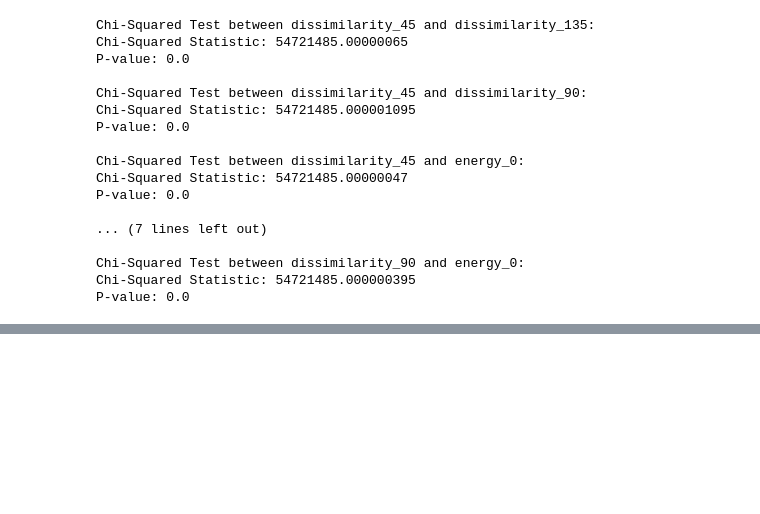
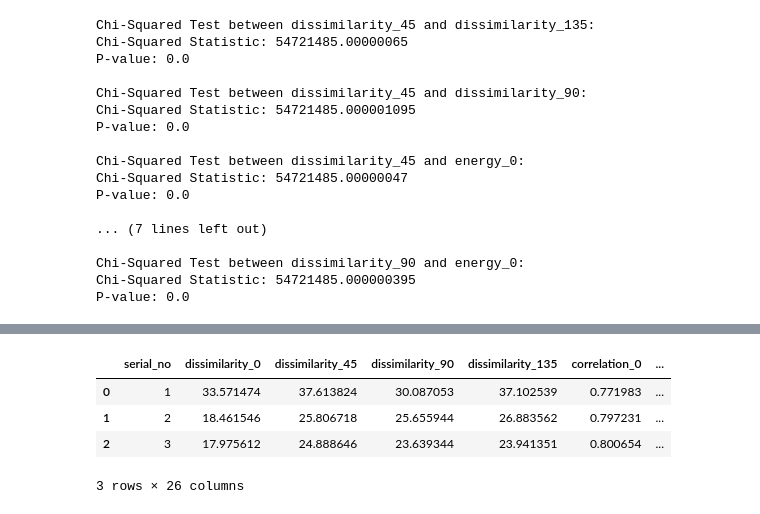
Before and after one commit to Gowtham0311/ML_lab, a Jupyter notebook: CSE21169_Lab5.ipynb, the cells around one changed output, grey strips where cells are left out. Saved outputs shown, nothing was run; the diff lists cells and outputs as text; code cells hidden in the pictures; blank space fills up the shorter version.

```diff
--- a/CSE21169_Lab5.ipynb
+++ b/CSE21169_Lab5.ipynb
@@ -2568,0 +2731,10 @@ Accuracy: 0.8457974851091992
+# %%
+df = pd.read_excel("/content/dataset_final.xlsx")
+df.drop("fname",axis=1,inplace=True)
+df.head(3)
+# %% [output]
+|  | serial_no | dissimilarity_0 | dissimilarity_45 | dissimilarity_90 | dissimilarity_135 | correlation_0 | ... |
+| 0 | 1 | 33.571474 | 37.613824 | 30.087053 | 37.102539 | 0.771983 | ... |
+| 1 | 2 | 18.461546 | 25.806718 | 25.655944 | 26.883562 | 0.797231 | ... |
+| 2 | 3 | 17.975612 | 24.888646 | 23.639344 | 23.941351 | 0.800654 | ... |
+3 rows × 26 columns
```
Also changed, not shown: parts of 16 cells of this notebook.
